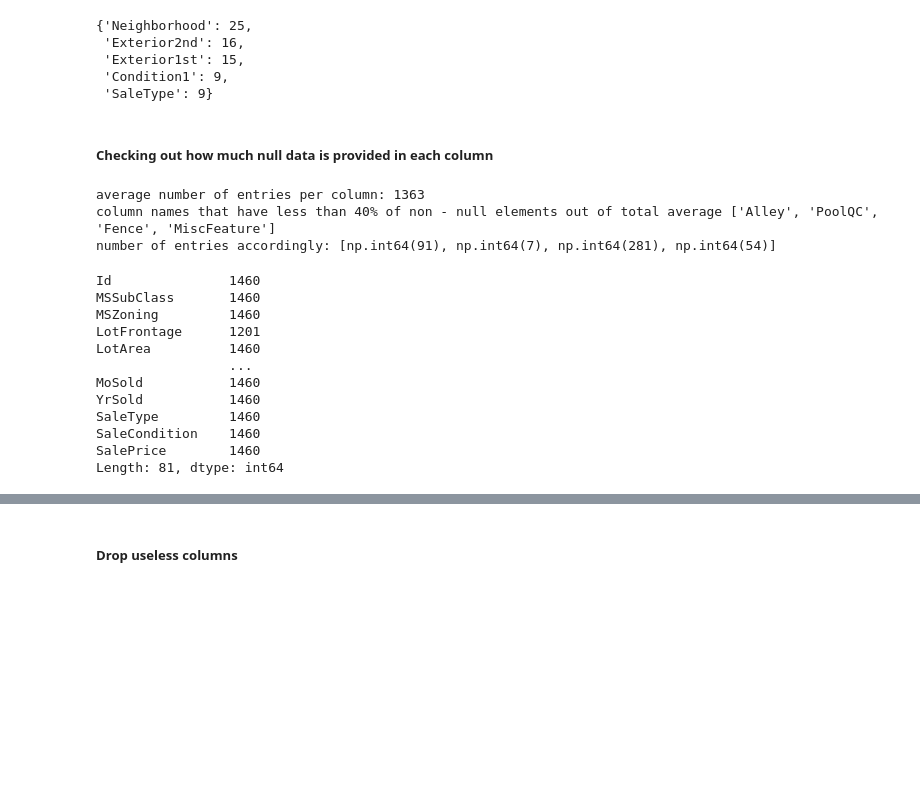
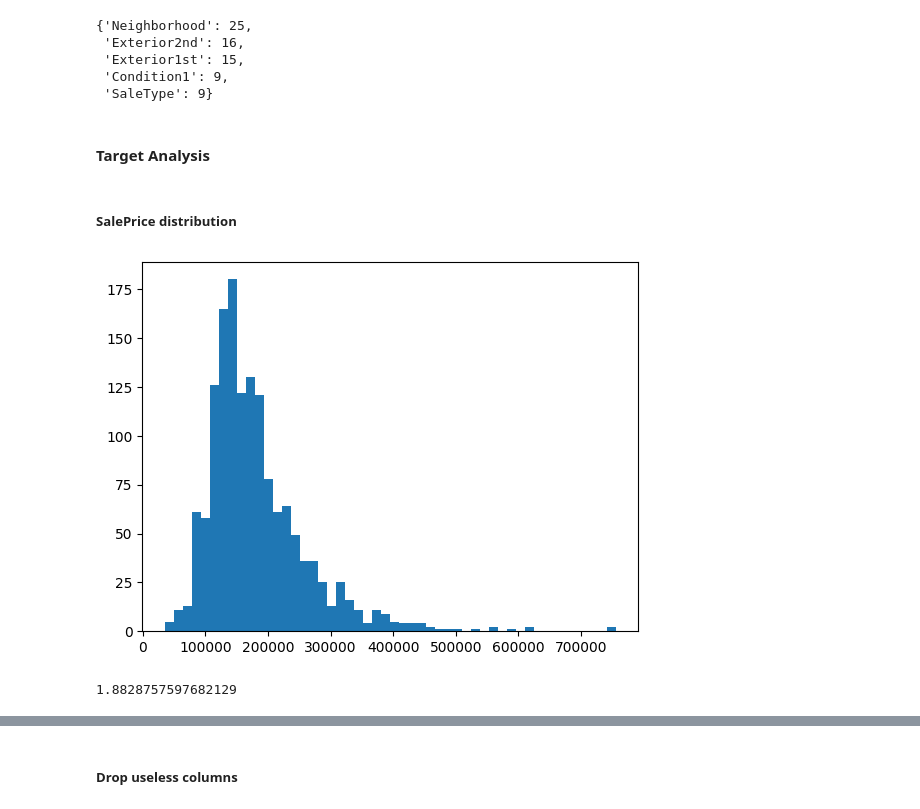
Before and after one commit to gbera23-dev/Machine-Learning, a Jupyter notebook: Assignment1/model_files/model_experiment.ipynb, the cells around one changed output, grey strips where cells are left out. Cells and saved outputs as stored; diff of their text form; code cells hidden in the pictures; blank space fills up the shorter version.

```diff
--- a/Assignment1/model_files/model_experiment.ipynb
+++ b/Assignment1/model_files/model_experiment.ipynb
@@ -171,38 +96,26 @@ mlflow.log_param("5_columns_with_maximal_cardinalities", top_5)
  'Exterior1st': 15,
  'Condition1': 9,
  'SaleType': 9}
-# %% [markdown]
-##### Checking out how much null data is provided in each column
-# %%
-# count returns number of provided(non null) rows for each column
-# as it seems on average there are 1363 non - null entries
-# I will drop all the columns that have less than 40% of data in this preprocessing
-
-average_nonNull_entries = (dataset_df.count().sum() / dataset_df.count().size).__round__()
-print(f"average number of entries per column: {average_nonNull_entries}")
-print(f"column names that have less than 40% of non - null elements out of total average {[i for i in dataset_df.columns if dataset_df[i].count() <= average_nonNull_entries * (40 / 100)]}")
-print(f"number of entries accordingly: {[dataset_df[i].count() for i in dataset_df.columns if dataset_df[i].count() <= average_nonNull_entries * (40 / 100)]}")
-
-mlflow.log_param("avg_non_null", average_nonNull_entries)
-
-[outsider_col_names.append(i) for i in dataset_df.columns if dataset_df[i].count() <= average_nonNull_entries * (40 / 100)]
-
-mlflow.log_param("outsider_columns", outsider_col_names)
-
-dataset_df.count()
-# %% [output]
-average number of entries per column: 1363
-column names that have less than 40% of non - null elements out of total average ['Alley', 'PoolQC', 'Fence', 'MiscFeature']
-number of entries accordingly: [np.int64(91), np.int64(7), np.int64(281), np.int64(54)]
-Id               1460
-MSSubClass       1460
-MSZoning         1460
-LotFrontage      1201
-LotArea          1460
-                 ...
-MoSold           1460
-YrSold           1460
-SaleType         1460
-SaleCondition    1460
-SalePrice        1460
-Length: 81, dtype: int64
+# %% [markdown]
+#### Target Analysis
+# %% [markdown]
+##### SalePrice distribution
+# %%
+import matplotlib.pyplot as plt
+
+# Linear regression assumes normal distribution
+# SalePrice is right-skewed — long tail toward higher values
+# we will check skewness and log the distribution
+
+salePriceCol = dataset_df['SalePrice']
+
+fig, ax = plt.subplots()
+ax.hist(salePriceCol, bins=50)
+plt.show()
+
+print(salePriceCol.skew())
+
+mlflow.log_figure(fig, "saleprice_distribution_before_target_manipulation.png")
+# %% [output]
+[figure, added]
+1.8828757597682129
```
Also changed, not shown: parts of 49 cells of this notebook, 9 other files.
